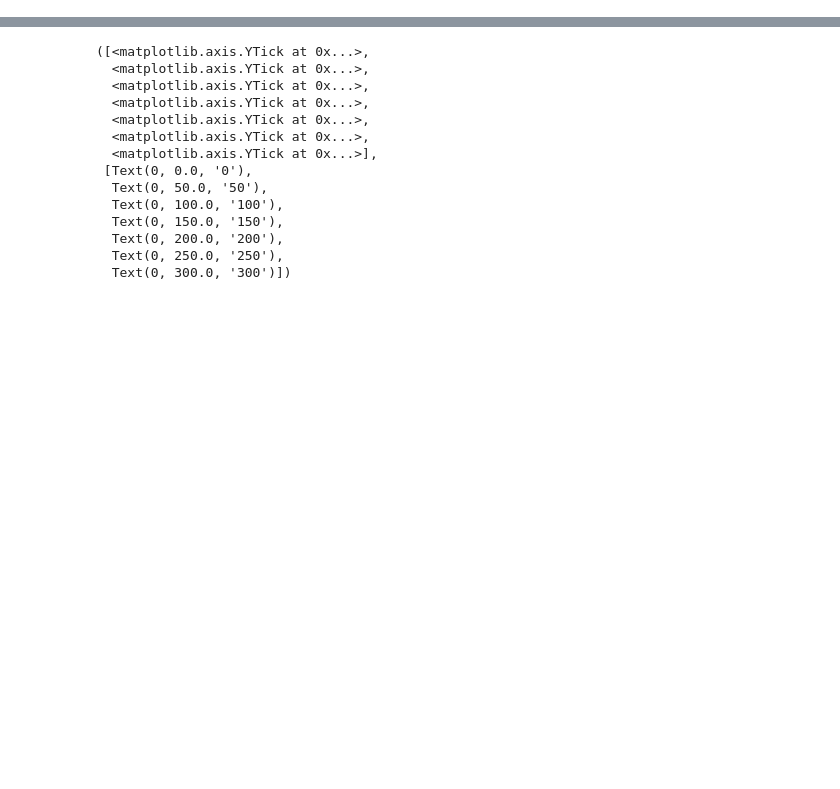
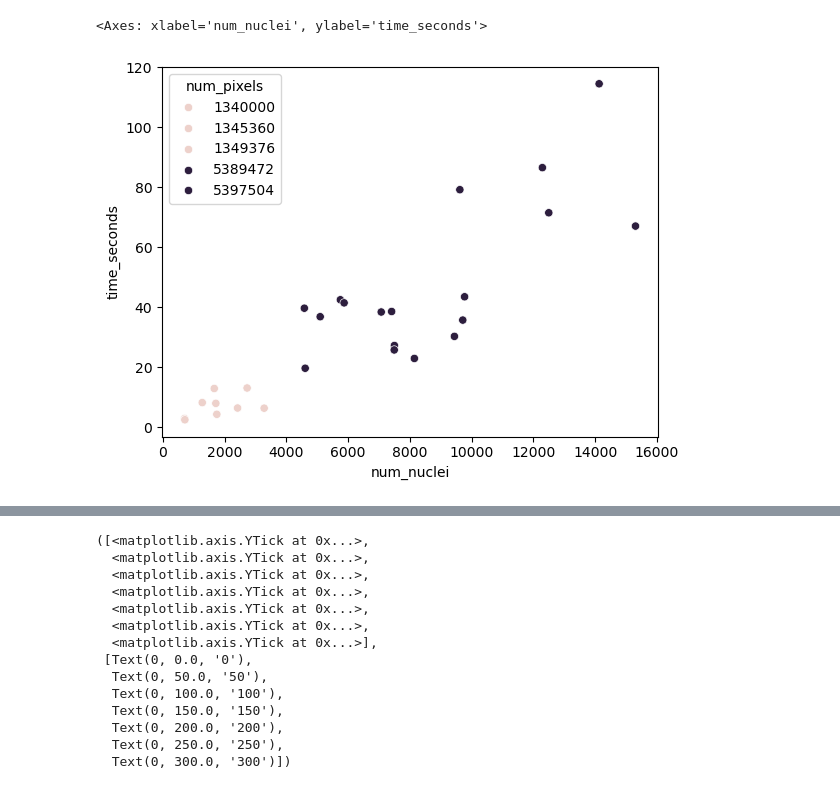
Before and after one commit to Shachi-Mittal-Lab/nuclear_segmentation, a Jupyter notebook: evaluation_pub/times_analysis.ipynb, the cells around one changed output, grey strips where cells are left out. Saved outputs shown, nothing was run; the diff lists cells and outputs as text; code cells hidden in the pictures; blank space fills up the shorter version.

```diff
--- a/evaluation_pub/times_analysis.ipynb
+++ b/evaluation_pub/times_analysis.ipynb
@@ -89,0 +90,15 @@ StarDist_times_df
+# %%
+Cellpose_times_GPU_path = r"D:\nuclear_seg\Cellpose_preds\Cellpose_GPU_times.csv"
+StarDist_times_GPU_path = r"D:\nuclear_seg\StarDist_preds\StarDist_GPU_times.csv"
+Mesmer_times_GPU_path = r"D:\nuclear_seg\Mesmer_preds\Mesmer_times_GPU.csv"
+
+Cellpose_imgs_GPU_path = r"D:\nuclear_seg\Cellpose_preds\seg_GPU"
+StarDist_imgs_GPU_path = r"D:\nuclear_seg\StarDist_preds\seg_GPU"
+Mesmer_imgs_GPU_path = r"D:\nuclear_seg\Mesmer_preds\seg_GPU"
+# %%
+Cellpose_times_GPU_df = pd.read_csv(Cellpose_times_GPU_path, index_col=0)
+Cellpose_times_GPU_df['Algorithm'] = 'Cellpose_GPU'
+StarDist_times_GPU_df = pd.read_csv(StarDist_times_GPU_path, index_col=0)
+StarDist_times_GPU_df['Algorithm'] = 'StarDist_GPU'
+Mesmer_times_GPU_df = pd.read_csv(Mesmer_times_GPU_path, index_col=0)
+Mesmer_times_GPU_df['Algorithm'] = 'Mesmer_GPU'
@@ -89,0 +128,29 @@ StarDist_times_df
+# %%
+num_pixels_list = []
+for file in StarDist_times_GPU_df['img']:
+    fpath = os.path.join(StarDist_imgs_GPU_path, file)
+    img_arr = io.imread(fpath)
+    num_pixels = img_arr.shape[0] * img_arr.shape[1]
+    num_pixels_list.append(num_pixels)
+StarDist_times_GPU_df['num_pixels'] = num_pixels_list
+
+num_pixels_list = []
+for file in Mesmer_times_GPU_df['img']:
+    fpath = os.path.join(Mesmer_imgs_GPU_path, file)
+    img_arr = io.imread(fpath)
+    num_pixels = img_arr.shape[0] * img_arr.shape[1]
+    num_pixels_list.append(num_pixels)
+Mesmer_times_GPU_df['num_pixels'] = num_pixels_list
+
+num_pixels_list = []
+for file in Cellpose_times_GPU_df['img']:
+    fpath = os.path.join(Cellpose_imgs_GPU_path, file)
+    img_arr = io.imread(fpath)
+    num_pixels = img_arr.shape[0] * img_arr.shape[1]
+    num_pixels_list.append(num_pixels)
+Cellpose_times_GPU_df['num_pixels'] = num_pixels_list
+# %%
+sns.scatterplot(data=Cellpose_times_GPU_df, x='num_nuclei', y='time_seconds', hue='num_pixels')
+# %% [output]
+<Axes: xlabel='num_nuclei', ylabel='time_seconds'>
+[figure, added]
```
Also changed, not shown: parts of 31 cells of this notebook, 2 other files.
